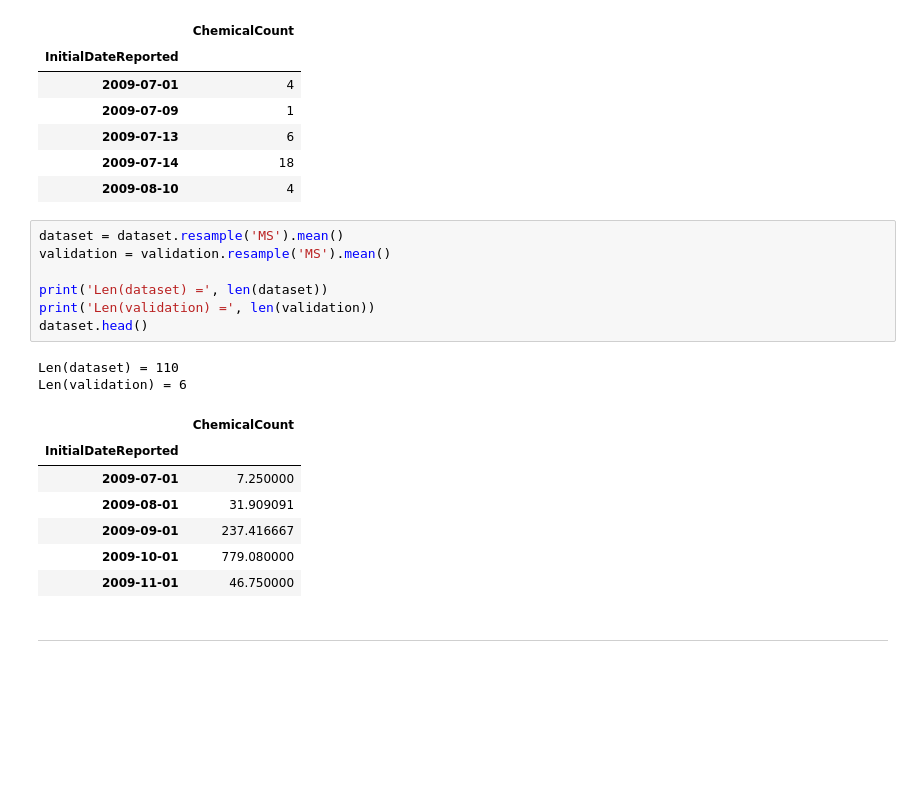
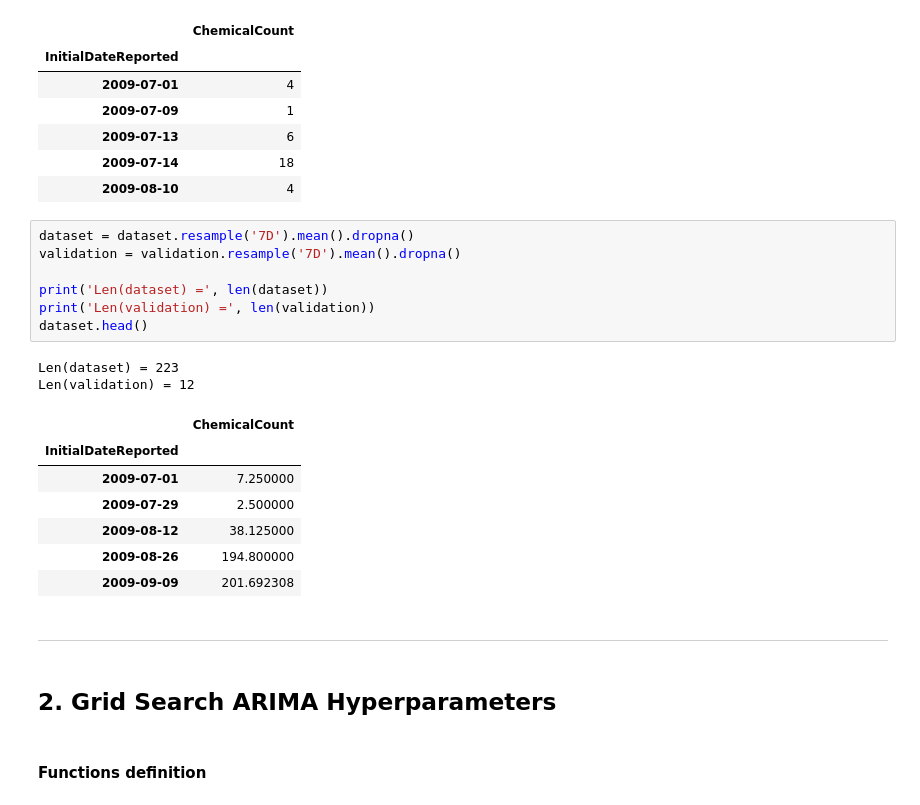
Before and after one commit to jmssalas/master-bigdata-businessanalytics, a Jupyter notebook: 09-masters-thesis/src/forecasting.ipynb, the cells around one changed output. Saved outputs shown, nothing was run; the diff lists cells and outputs as text; blank space fills up the shorter version.

```diff
--- a/09-masters-thesis/src/forecasting.ipynb
+++ b/09-masters-thesis/src/forecasting.ipynb
@@ -179,21 +185,25 @@ dataset.head()
 | 2009-07-14 | 18 |
 | 2009-08-10 | 4 |
 # %%
-dataset = dataset.resample('MS').mean()
-validation = validation.resample('MS').mean()
+dataset = dataset.resample('7D').mean().dropna()
+validation = validation.resample('7D').mean().dropna()
 
 print('Len(dataset) =', len(dataset))
 print('Len(validation) =', len(validation))
 dataset.head()
 # %% [output]
-Len(dataset) = 110
-Len(validation) = 6
+Len(dataset) = 223
+Len(validation) = 12
 |  | ChemicalCount |
 | InitialDateReported |  |
 | 2009-07-01 | 7.250000 |
-| 2009-08-01 | 31.909091 |
-| 2009-09-01 | 237.416667 |
-| 2009-10-01 | 779.080000 |
-| 2009-11-01 | 46.750000 |
+| 2009-07-29 | 2.500000 |
+| 2009-08-12 | 38.125000 |
+| 2009-08-26 | 194.800000 |
+| 2009-09-09 | 201.692308 |
 # %% [markdown]
 ---
+# %% [markdown]
+## 2. Grid Search ARIMA Hyperparameters
+# %% [markdown]
+#### Functions definition
```
Also changed, not shown: parts of 21 cells of this notebook.
